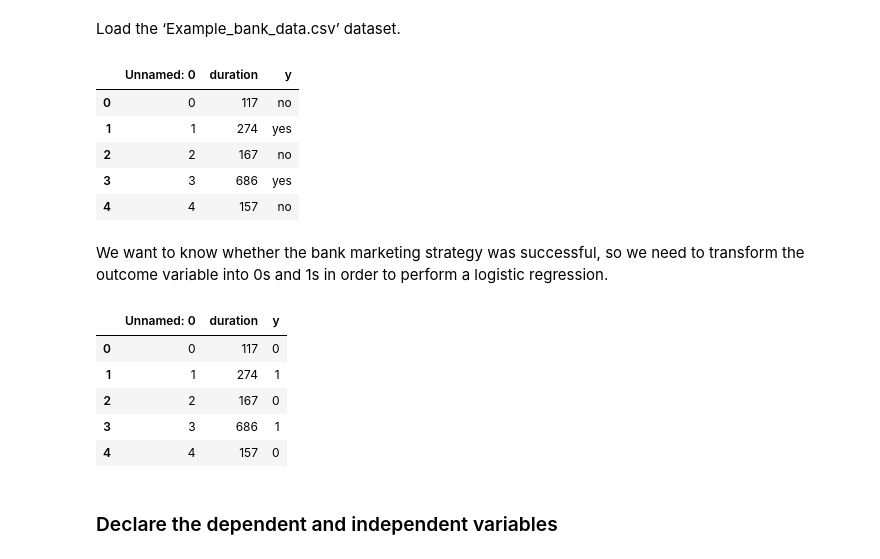
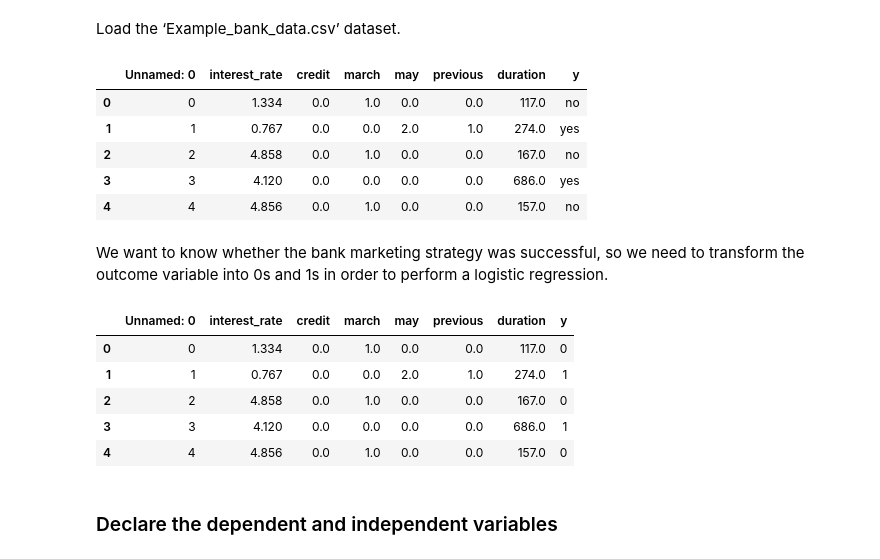
Before and after one commit to indieka900/Data-Science-tutorial, a Jupyter notebook: Logistic Regression/Building+a+Logistic+Regression+-+Exercise.ipynb, the cells around one changed output. Drawn from its saved outputs; the diff is of its cells as text; code cells hidden in the pictures.

```diff
--- a/Logistic Regression/Building+a+Logistic+Regression+-+Exercise.ipynb
+++ b/Logistic Regression/Building+a+Logistic+Regression+-+Exercise.ipynb
@@ -23,15 +23,15 @@ sns.set_theme()
 # %% [markdown]
 Load the ‘Example_bank_data.csv’ dataset.
 # %%
-new_data = pd.read_csv('Example_bank_data.csv')
+new_data = pd.read_csv('Bank_data.csv')
 new_data.head()
 # %% [output]
-|  | Unnamed: 0 | duration | y |
-| 0 | 0 | 117 | no |
-| 1 | 1 | 274 | yes |
-| 2 | 2 | 167 | no |
-| 3 | 3 | 686 | yes |
-| 4 | 4 | 157 | no |
+|  | Unnamed: 0 | interest_rate | credit | march | may | previous | duration | y |
+| 0 | 0 | 1.334 | 0.0 | 1.0 | 0.0 | 0.0 | 117.0 | no |
+| 1 | 1 | 0.767 | 0.0 | 0.0 | 2.0 | 1.0 | 274.0 | yes |
+| 2 | 2 | 4.858 | 0.0 | 1.0 | 0.0 | 0.0 | 167.0 | no |
+| 3 | 3 | 4.120 | 0.0 | 0.0 | 0.0 | 0.0 | 686.0 | yes |
+| 4 | 4 | 4.856 | 0.0 | 1.0 | 0.0 | 0.0 | 157.0 | no |
 # %% [markdown]
 We want to know whether the bank marketing strategy was successful, so we need to transform the outcome variable into 0s and 1s in order to perform a logistic regression.
 # %%
@@ -39,12 +39,12 @@ data = new_data.copy()
 data["y"] = data["y"].map({"yes": 1, "no": 0})
 data.head()
 # %% [output]
-|  | Unnamed: 0 | duration | y |
-| 0 | 0 | 117 | 0 |
-| 1 | 1 | 274 | 1 |
-| 2 | 2 | 167 | 0 |
-| 3 | 3 | 686 | 1 |
-| 4 | 4 | 157 | 0 |
+|  | Unnamed: 0 | interest_rate | credit | march | may | previous | duration | y |
+| 0 | 0 | 1.334 | 0.0 | 1.0 | 0.0 | 0.0 | 117.0 | 0 |
+| 1 | 1 | 0.767 | 0.0 | 0.0 | 2.0 | 1.0 | 274.0 | 1 |
+| 2 | 2 | 4.858 | 0.0 | 1.0 | 0.0 | 0.0 | 167.0 | 0 |
+| 3 | 3 | 4.120 | 0.0 | 0.0 | 0.0 | 0.0 | 686.0 | 1 |
+| 4 | 4 | 4.856 | 0.0 | 1.0 | 0.0 | 0.0 | 157.0 | 0 |
 # %% [markdown]
 ### Declare the dependent and independent variables
 # %%
```
Also changed, not shown: parts of 5 cells of this notebook, 1 other file.
